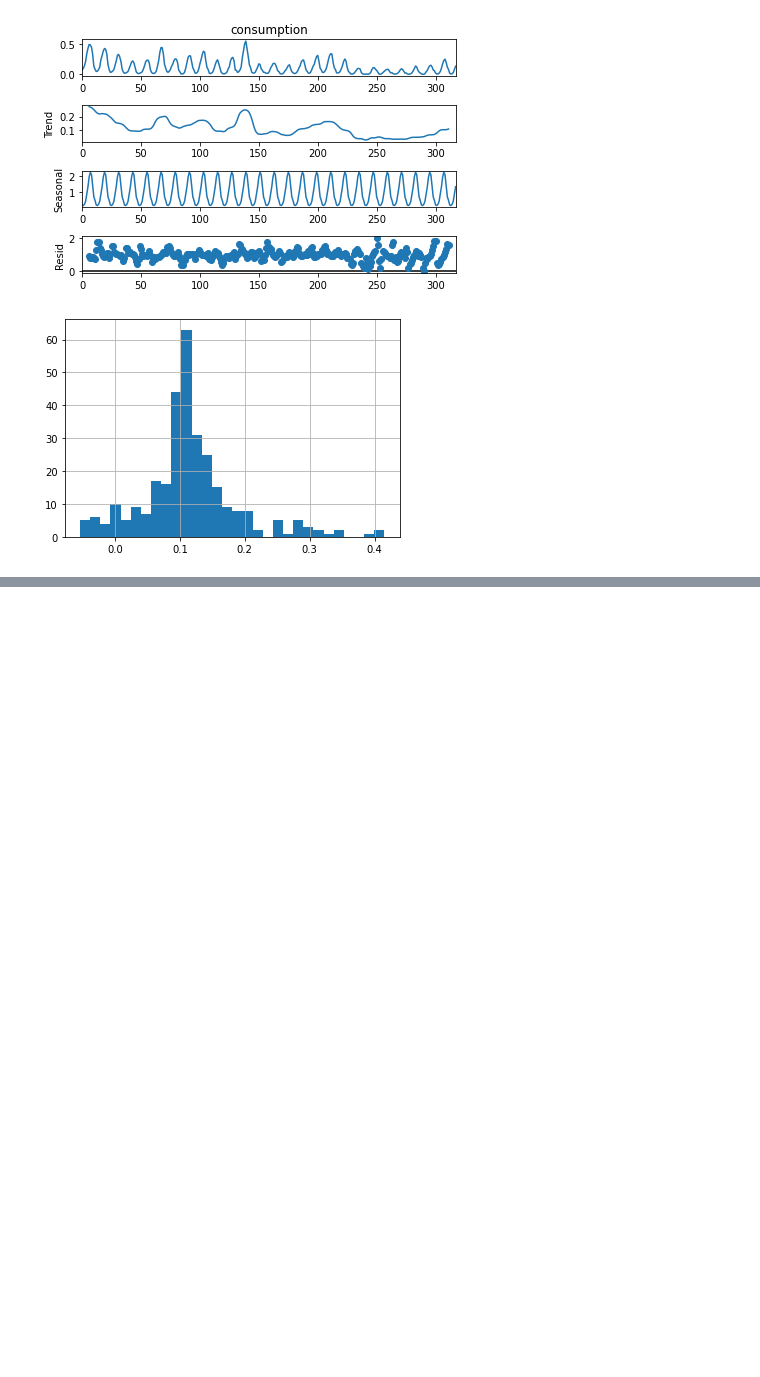
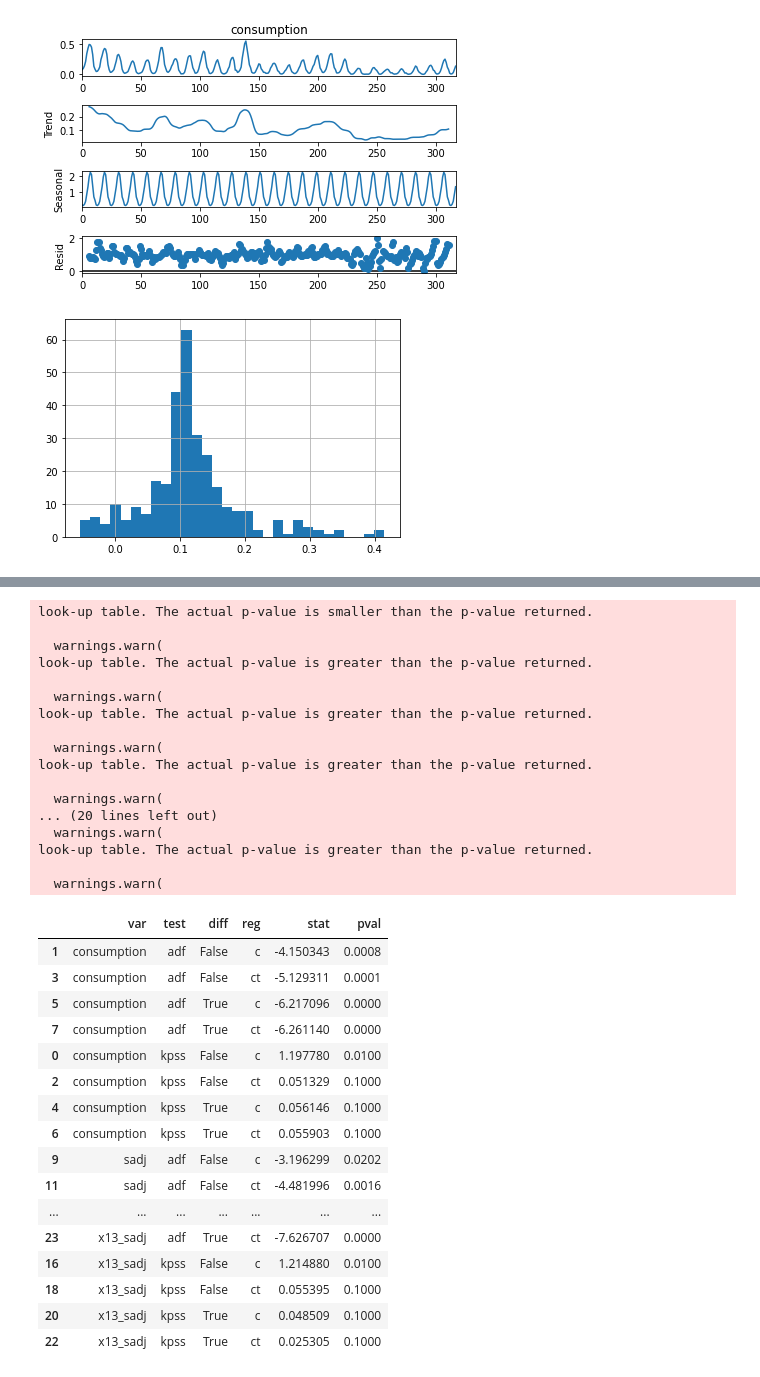
Before and after one commit to jcierocki/INGModellingContest, a Jupyter notebook: notebooks/task1.ipynb, the cells around one changed output, grey strips where cells are left out. Cells and saved outputs as stored; diff of their text form; code cells hidden in the pictures; blank space fills up the shorter version.

```diff
--- a/notebooks/task1.ipynb
+++ b/notebooks/task1.ipynb
@@ -121,2 +136,57 @@ df
 # %%
 df.to_csv("../data/data_with_task1_results.csv")
+# %%
+df_stat_test = pd.DataFrame(columns=["var", "test", "diff", "reg", "stat", "pval"])
+for var in ["consumption", "sadj", "x13_sadj"]:
+    for diff in [False, True]:
+        for reg in ["c", "ct"]:
+            if diff:
+                ts = df[var].diff()
+            else:
+                ts = df[var]
+
+            ts = ts.dropna().to_numpy()
+            n = len(df_stat_test)
+
+            stat, pval, _, _ = kpss(ts, nlags=12, regression=reg)
+            df_stat_test.loc[n] = [var, "kpss", diff, reg, stat, round(pval, 4)]
+            stat, pval, _, _, _, _ = adfuller(ts, maxlag=12, regression=reg)
+            df_stat_test.loc[n+1] = [var, "adf", diff, reg, stat, round(pval, 4)]
+
+df_stat_test = df_stat_test.sort_values(["var", "test"])
+df_stat_test
+# %% [output]
+look-up table. The actual p-value is smaller than the p-value returned.
+
+  warnings.warn(
+look-up table. The actual p-value is greater than the p-value returned.
+
+  warnings.warn(
+look-up table. The actual p-value is greater than the p-value returned.
+
+  warnings.warn(
+look-up table. The actual p-value is greater than the p-value returned.
+
+  warnings.warn(
+... (20 lines left out)
+  warnings.warn(
+look-up table. The actual p-value is greater than the p-value returned.
+
+  warnings.warn(
+|  | var | test | diff | reg | stat | pval |
+| 1 | consumption | adf | False | c | -4.150343 | 0.0008 |
+| 3 | consumption | adf | False | ct | -5.129311 | 0.0001 |
+| 5 | consumption | adf | True | c | -6.217096 | 0.0000 |
+| 7 | consumption | adf | True | ct | -6.261140 | 0.0000 |
+| 0 | consumption | kpss | False | c | 1.197780 | 0.0100 |
+| 2 | consumption | kpss | False | ct | 0.051329 | 0.1000 |
+| 4 | consumption | kpss | True | c | 0.056146 | 0.1000 |
+| 6 | consumption | kpss | True | ct | 0.055903 | 0.1000 |
+| 9 | sadj | adf | False | c | -3.196299 | 0.0202 |
+| 11 | sadj | adf | False | ct | -4.481996 | 0.0016 |
+| ... | ... | ... | ... | ... | ... | ... |
+| 23 | x13_sadj | adf | True | ct | -7.626707 | 0.0000 |
+| 16 | x13_sadj | kpss | False | c | 1.214880 | 0.0100 |
+| 18 | x13_sadj | kpss | False | ct | 0.055395 | 0.1000 |
+| 20 | x13_sadj | kpss | True | c | 0.048509 | 0.1000 |
+| 22 | x13_sadj | kpss | True | ct | 0.025305 | 0.1000 |
```
Also changed, not shown: parts of 5 cells of this notebook, 1 other file.
